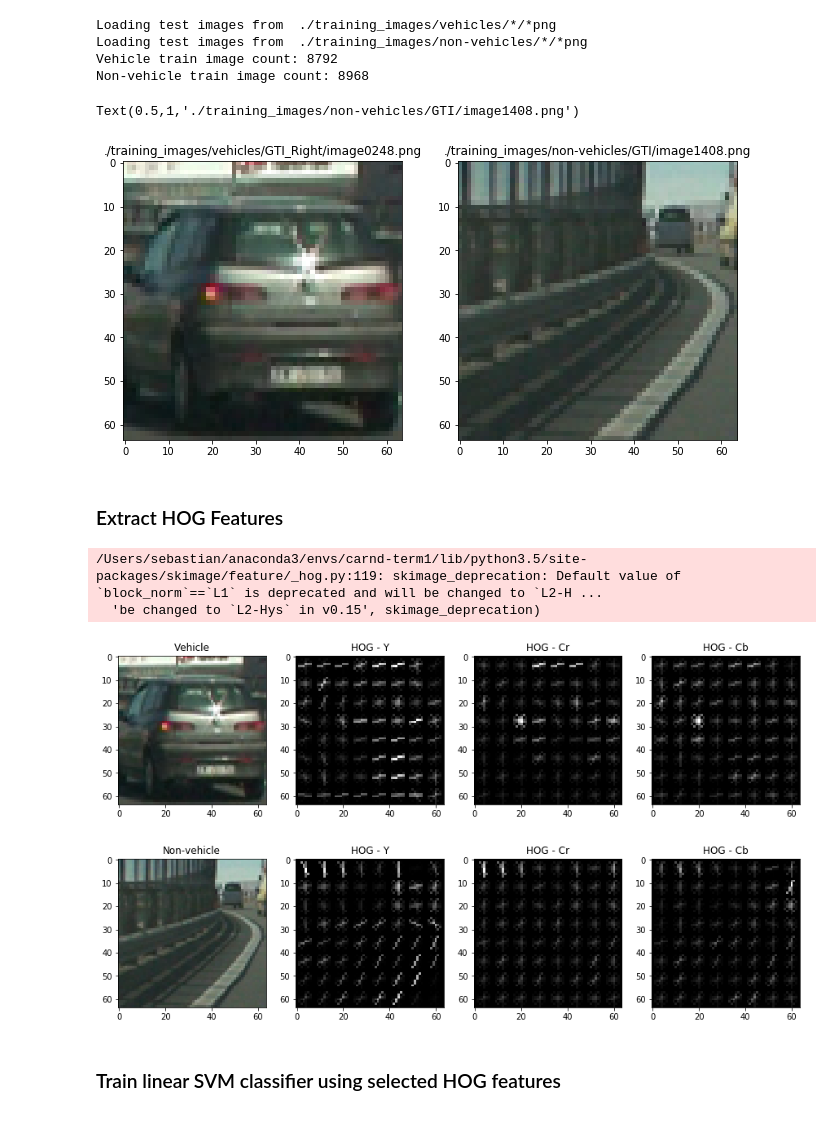
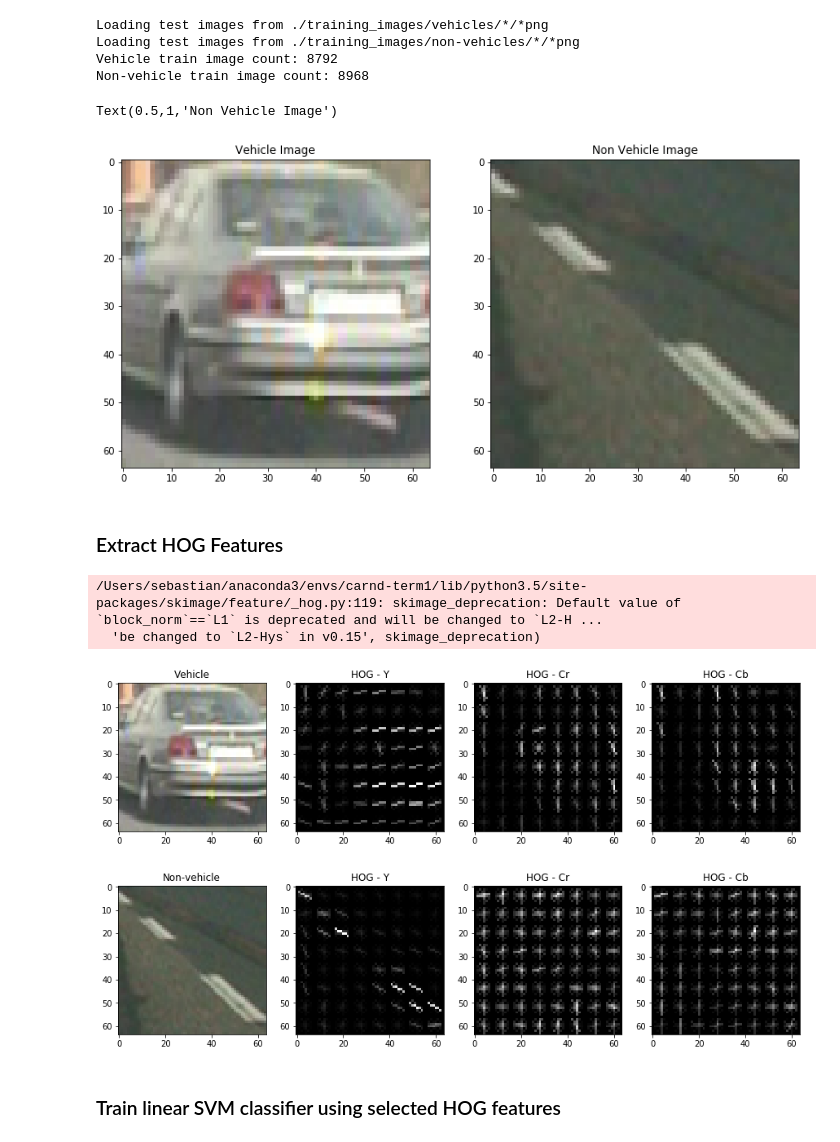
Before and after one commit to SebastianDrynda/CarND-Vehicle-Detection-P5, a Jupyter notebook: Vehicle_Detection_Tracking.ipynb, the cells around one changed output. Saved outputs shown, nothing was run; the diff lists cells and outputs as text; code cells hidden in the pictures.

```diff
--- a/Vehicle_Detection_Tracking.ipynb
+++ b/Vehicle_Detection_Tracking.ipynb
@@ -14,7 +14,7 @@ import pickle
 # %%
 def load_images(pathname):
     print('Loading test images from', pathname)
-    return list(map(lambda filename: (filename, cv2.cvtColor(cv2.imread(filename), cv2.COLOR_BGR2RGB)), glob.glob(pathname)))
+    return list(map(lambda filename: cv2.cvtColor(cv2.imread(filename), cv2.COLOR_BGR2RGB), glob.glob(pathname)))
 
 # All images are png's and 64x64 pixels
 vehicles_images = load_images('./training_images/vehicles/*/*png')
@@ -28,23 +28,20 @@ Loading test images from  ./training_images/non-vehicles/*/*png
 Vehicle train image count: 8792
 Non-vehicle train image count: 8968
 # %%
-index = 100
+index = 500
 
-vehicle_image_name = vehicles_images[index][0]
-non_vehicle_image_name = non_vehicles_images[index][0]
-
-vehicle_image = vehicles_images[index][1]
-non_vehicle_image = non_vehicles_images[index][1]
+vehicle_image = vehicles_images[index]
+non_vehicle_image = non_vehicles_images[index]
 
 # Show example test images
-fig, axes = plt.subplots(ncols=2, figsize=(11, 10))
+fig, axes = plt.subplots(ncols=2, figsize=(13, 10))
 axes[0].imshow(vehicle_image)
-axes[0].set_title(vehicle_image_name)
+axes[0].set_title('Vehicle Image')
 axes[1].imshow(non_vehicle_image)
-axes[1].set_title(non_vehicle_image_name)
+axes[1].set_title('Non Vehicle Image')
 # %% [output]
-Text(0.5,1,'./training_images/non-vehicles/GTI/image1408.png')
+Text(0.5,1,'Non Vehicle Image')
-[figure, old version]
+[figure, new version]
 # %% [markdown]
 ### Extract HOG Features
 # %%
@@ -166,5 +170,5 @@ def extract_images_features(images, cspace='RGB', spatial_size=(32, 32),
 # %%
-# Calculate HOG on the image `img` and the YCrCb color space and show them on a graph.
+# Calculate HOG on an image and the YCrCb color space and show them
 def show_hog_image(image, title):
     image_cspaced = cv2.cvtColor(image, cv2.COLOR_RGB2YCrCb)
 
@@ -198,8 +202,8 @@ show_hog_image(non_vehicle_image, 'Non-vehicle')
 # %% [output]
 /Users/sebastian/anaconda3/envs/carnd-term1/lib/python3.5/site-packages/skimage/feature/_hog.py:119: skimage_deprecation: Default value of `block_norm`==`L1` is deprecated and will be changed to `L2-H ...
   'be changed to `L2-Hys` in v0.15', skimage_deprecation)
-[figure, old version]
+[figure, new version]
-[figure, old version]
+[figure, new version]
 # %% [markdown]
 ### Train linear SVM classifier using selected HOG features
 # %%
```
Also changed, not shown: parts of 13 cells of this notebook.
